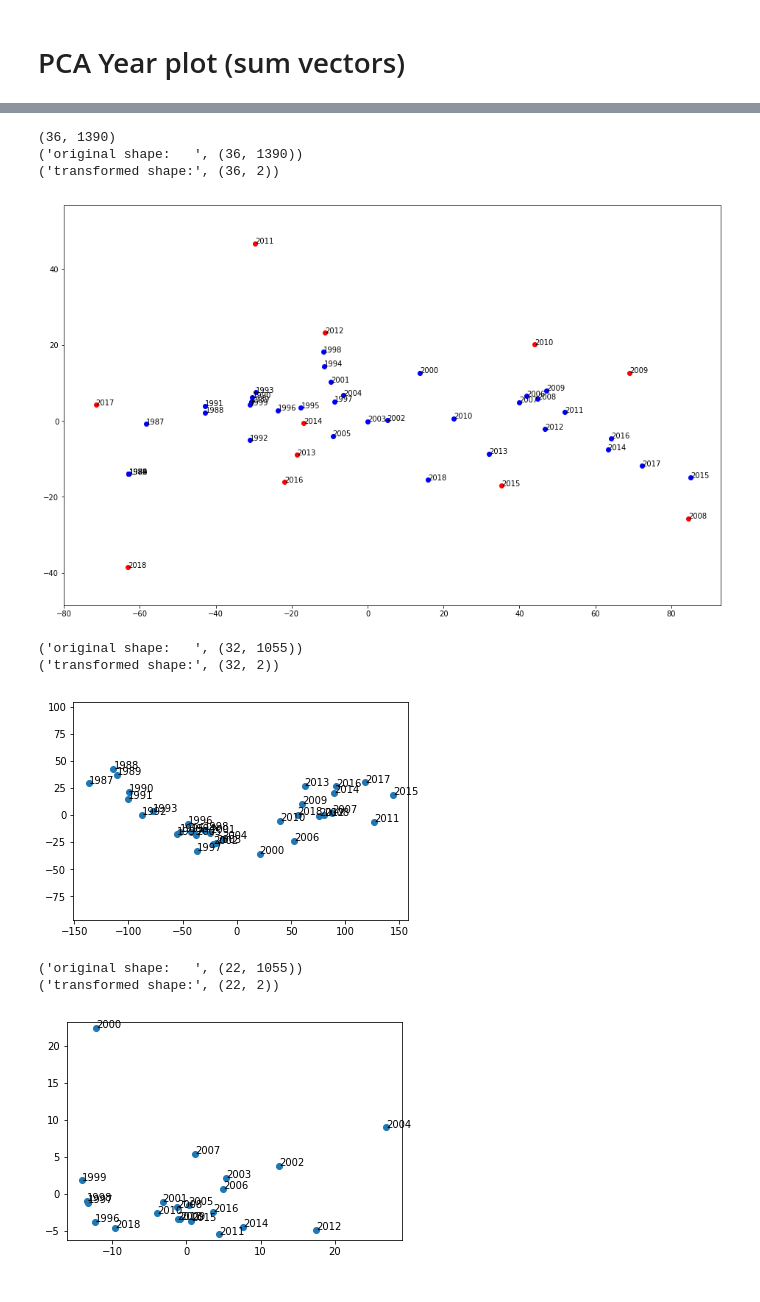
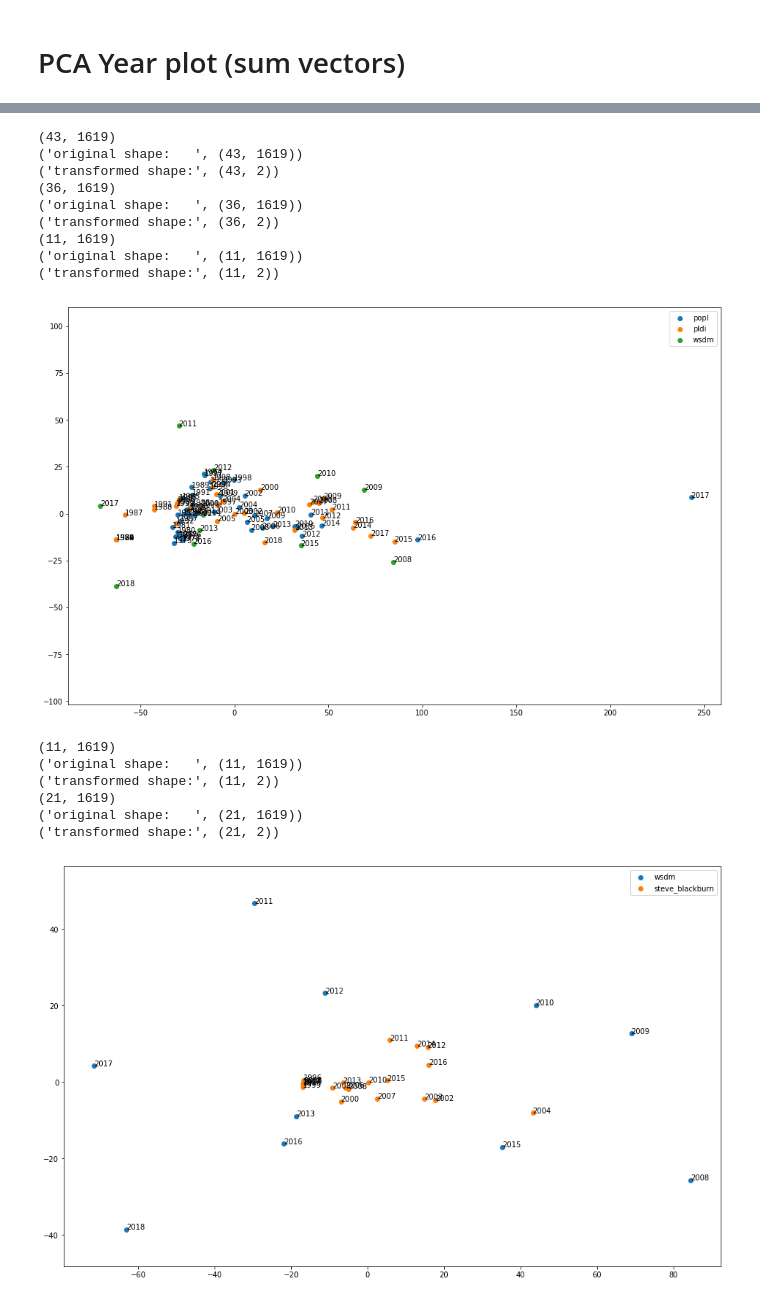
Before and after one commit to shinminjeong/citetrends, a Jupyter notebook: ent2Vec/Similarity.ipynb, the cells around one changed output, grey strips where cells are left out. Drawn from its saved outputs; the diff is of its cells as text; code cells hidden in the pictures.

Commit message:
compare and plot multiple entities together

```diff
--- a/ent2Vec/Similarity.ipynb
+++ b/ent2Vec/Similarity.ipynb
@@ -11,12 +11,13 @@ from sklearn.decomposition import PCA
 import matplotlib.pyplot as plt
 # %%
 name_id_pairs = {
-#     "steve_blackburn": {"id": 2146610949, "type":"author"},
-#     "kathryn_mckinley": {"id": 2115847858, "type":"author"},
+    "steve_blackburn": {"id": 2146610949, "type":"author"},
+    "kathryn_mckinley": {"id": 2115847858, "type":"author"},
 #     "james_bornholt": {"id": 2026265091, "type":"author"},
 #     "julian_dolby": {"id": 2780161863, "type":"author"},
 #     "perry_cheng": {"id": 2140441920, "type":"author"},
     "julian_mcauley": {"id": 2041520510, "type":"author"},
+    "popl": {"id": 1160032607, "type":"conf"},
     "pldi": {"id": 1127352206, "type":"conf"},
     "wsdm": {"id": 1120384002, "type":"conf"},
 }
@@ -197,19 +232,23 @@ year_plot("pldi", "julian_mcauley")
 # %%
-year_plot("pldi", "wsdm")
+year_plot(["popl", "pldi", "wsdm"])
 # %% [output]
-(36, 1390)
-('original shape:   ', (36, 1390))
+(43, 1619)
+('original shape:   ', (43, 1619))
+('transformed shape:', (43, 2))
+(36, 1619)
+('original shape:   ', (36, 1619))
 ('transformed shape:', (36, 2))
+(11, 1619)
+('original shape:   ', (11, 1619))
+('transformed shape:', (11, 2))
-[figure, old version]
+[figure, new version]
-# %%
-year_plot("pldi")
-# %% [output]
-('original shape:   ', (32, 1055))
-('transformed shape:', (32, 2))
-[figure, removed]
 # %%
-year_plot("steve_blackburn")
+year_plot(["wsdm", "steve_blackburn"])
 # %% [output]
-('original shape:   ', (22, 1055))
-('transformed shape:', (22, 2))
+(11, 1619)
+('original shape:   ', (11, 1619))
+('transformed shape:', (11, 2))
+(21, 1619)
+('original shape:   ', (21, 1619))
+('transformed shape:', (21, 2))
-[figure, old version]
+[figure, new version]
```
Also changed, not shown: parts of 24 cells of this notebook.
